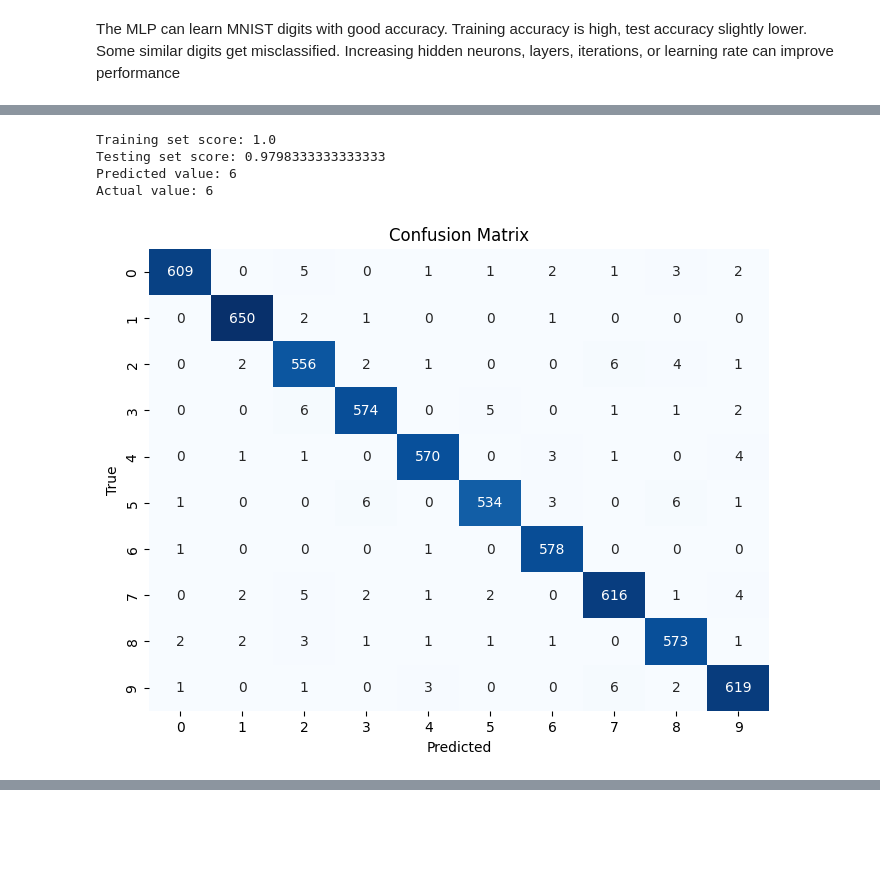
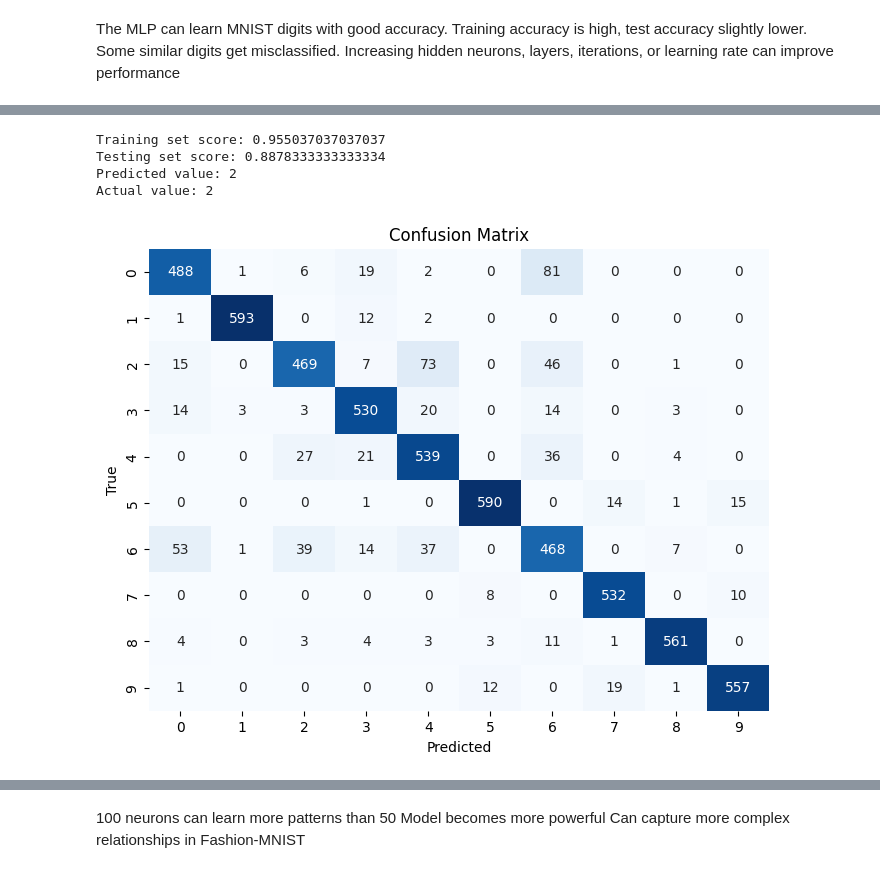
Before and after one commit to priyanka0178885547/DL-lab, a Jupyter notebook: Week3.ipynb, the cells around one changed output, grey strips where cells are left out. Saved outputs shown, nothing was run; the diff lists cells and outputs as text; code cells hidden in the pictures; blank space fills up the shorter version.

```diff
--- a/Week3.ipynb
+++ b/Week3.ipynb
@@ -208,14 +299,14 @@ Testing set score (MLP2): 0.8838333333333334
 # %% [markdown]
 The MLP can learn MNIST digits with good accuracy. Training accuracy is high, test accuracy slightly lower. Some similar digits get misclassified. Increasing hidden neurons, layers, iterations, or learning rate can improve performance
 # %%
-from tensorflow.keras.datasets import mnist
+from tensorflow.keras.datasets import fashion_mnist
 from sklearn.model_selection import train_test_split
 from sklearn.neural_network import MLPClassifier
 from sklearn.metrics import confusion_matrix
 import matplotlib.pyplot as plt
 import seaborn as sns
 
-(X_train_full, y_train_full), (X_test_full, y_test_full) = mnist.load_data()
+(X_train_full, y_train_full), (X_test_full, y_test_full) = fashion_mnist.load_data()
 
 X_train_full = X_train_full / 255.0
 X_test_full = X_test_full / 255.0
@@ -277,5 +368,5 @@ Iteration 50, loss = 0.00114958
-Training set score: 1.0
-Testing set score: 0.9798333333333333
-Predicted value: 6
-Actual value: 6
+Training set score: 0.955037037037037
+Testing set score: 0.8878333333333334
+Predicted value: 2
+Actual value: 2
-[figure, old version]
+[figure, new version]
@@ -297,0 +392,4 @@ Testing set score (MLP2): 0.8838333333333334
+# %% [markdown]
+100 neurons can learn more patterns than 50
+Model becomes more powerful
+Can capture more complex relationships in Fashion-MNIST
```
Also changed, not shown: parts of 6 cells of this notebook.
